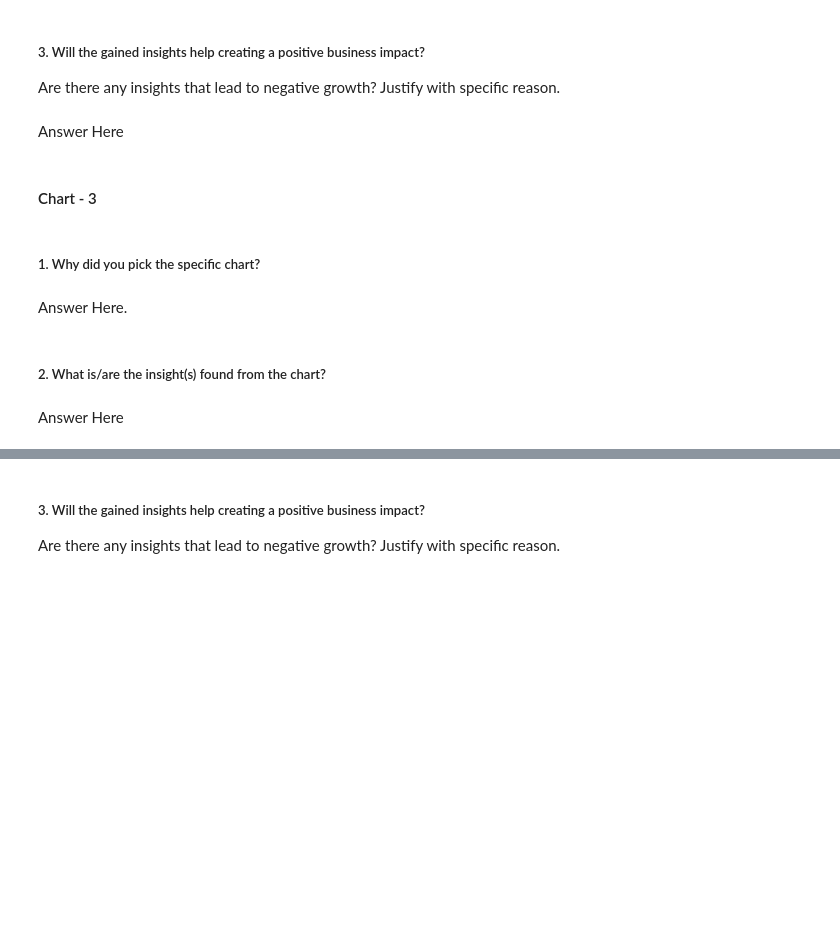
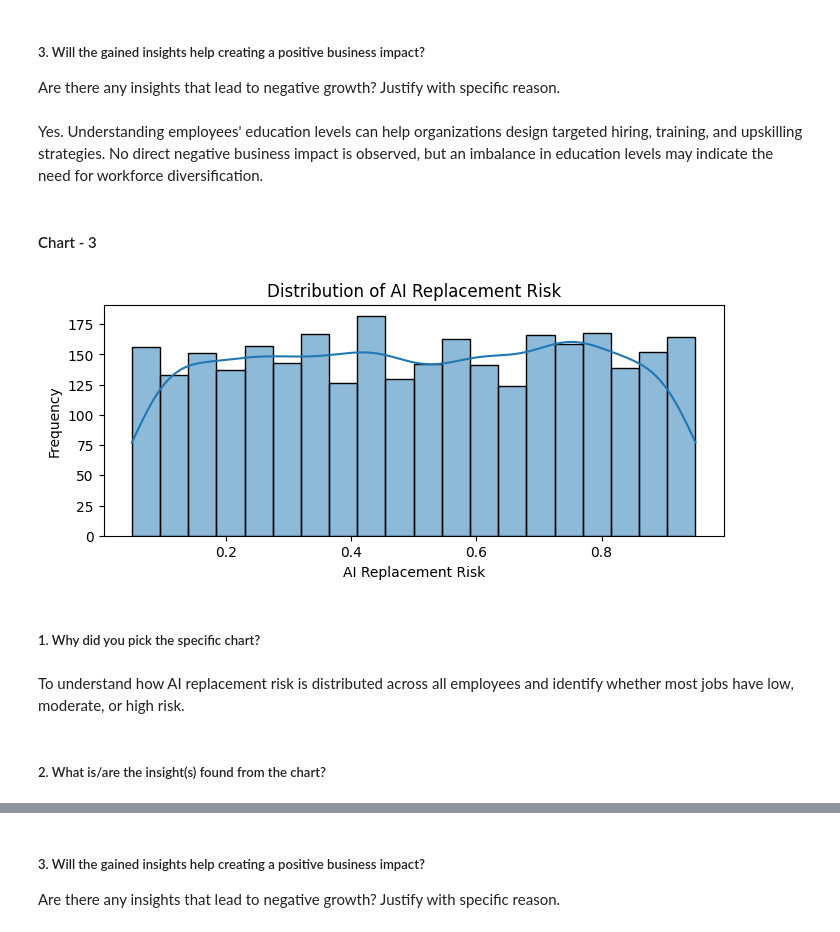
Before and after one commit to ianujrathore/GenerativeAI-and-AgenticAI, a Jupyter notebook: EDA_Project_AI_Impact_on_Job_Market_by_2030.ipynb, the cells around one changed output, grey strips where cells are left out. Cells and saved outputs as stored; diff of their text form; code cells hidden in the pictures; blank space fills up the shorter version.

```diff
--- a/EDA_Project_AI_Impact_on_Job_Market_by_2030.ipynb
+++ b/EDA_Project_AI_Impact_on_Job_Market_by_2030.ipynb
@@ -300,7 +320,8 @@ Answer Here
 # %% [markdown]
 ##### 3. Will the gained insights help creating a positive business impact?
 Are there any insights that lead to negative growth? Justify with specific reason.
-# %% [markdown]
-Answer Here
+# %% [markdown]
+Yes. Understanding employees' education levels can help organizations design targeted hiring, training, and upskilling strategies.
+No direct negative business impact is observed, but an imbalance in education levels may indicate the need for workforce diversification.
 # %% [markdown]
 #### Chart - 3
@@ -309,8 +328,17 @@ Answer Here
+# %%
+# Chart - 3 visualization
+plt.figure(figsize=(8,3))
+sns.histplot(df['AI_Replacement_Risk'], bins=20, kde=True)
+
+plt.title('Distribution of AI Replacement Risk')
+plt.xlabel('AI Replacement Risk')
+plt.ylabel('Frequency')
+plt.show()
+# %% [output]
+[figure, added]
 # %% [markdown]
 ##### 1. Why did you pick the specific chart?
-# %% [markdown]
-Answer Here.
+# %% [markdown]
+To understand how AI replacement risk is distributed across all employees and identify whether most jobs have low, moderate, or high risk.
 # %% [markdown]
 ##### 2. What is/are the insight(s) found from the chart?
-# %% [markdown]
-Answer Here
```
Also changed, not shown: parts of 34 cells of this notebook.
